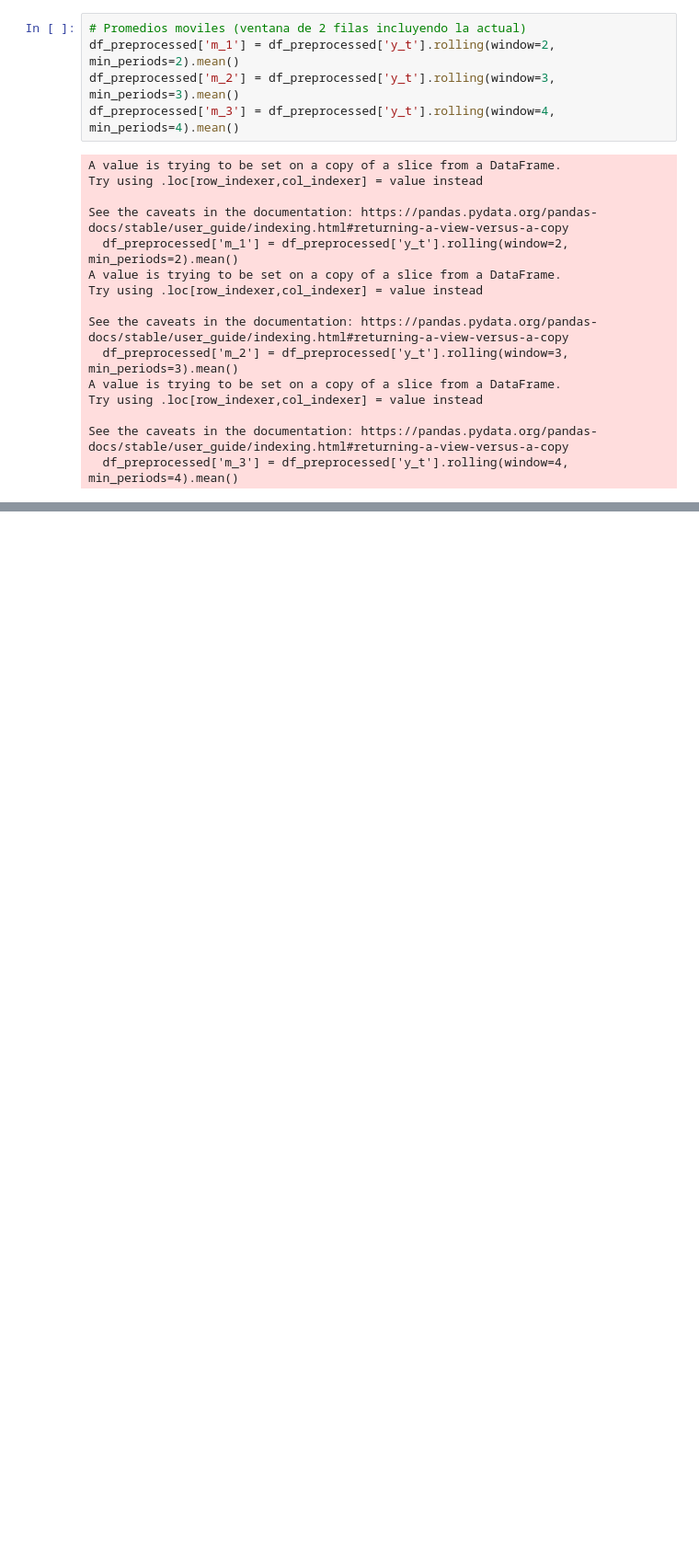
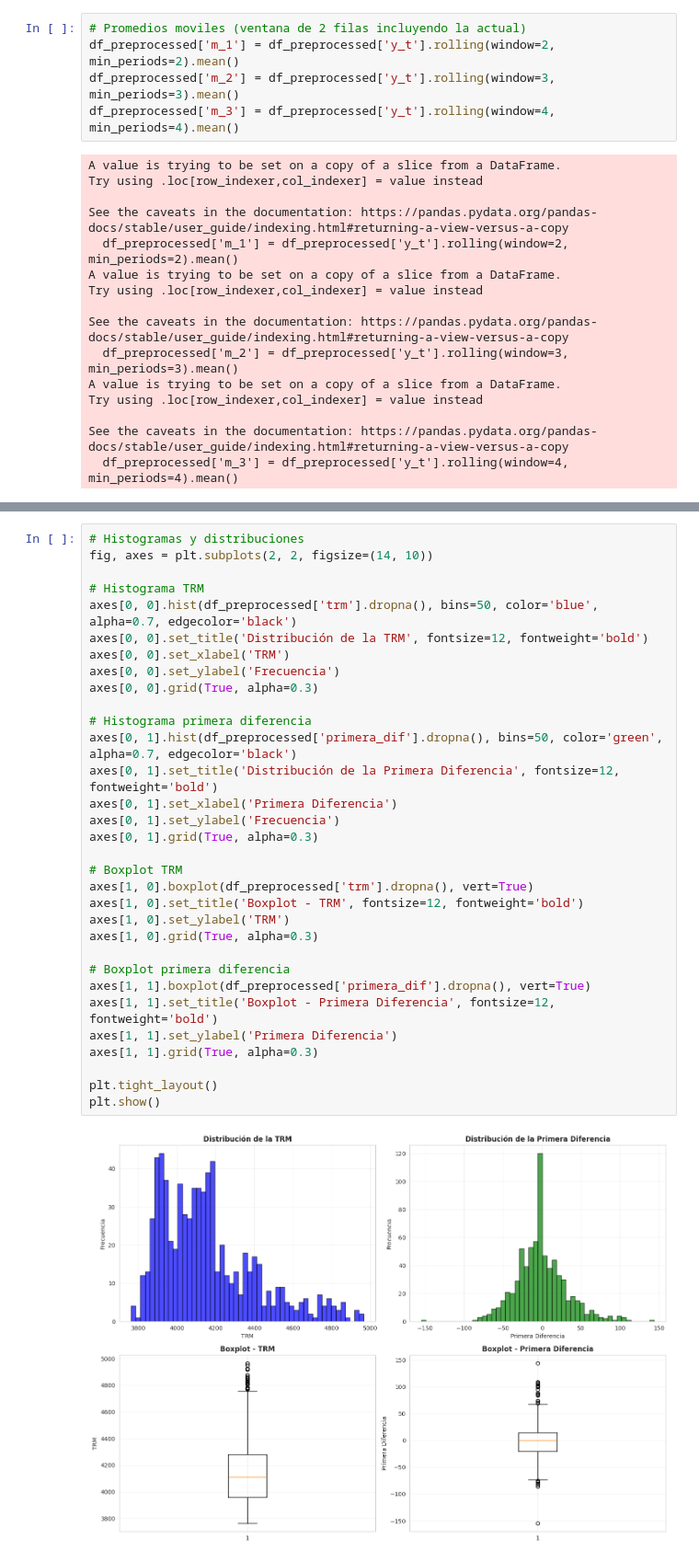
Before and after one commit to aalejoz25/BigData-ST, a Jupyter notebook: proyecto.ipynb, the cells around one changed output, grey strips where cells are left out. Shown: that part at 92% size. Saved outputs shown, nothing was run; the diff lists cells and outputs as text; blank space fills up the shorter version.

```diff
--- a/proyecto.ipynb
+++ b/proyecto.ipynb
@@ -140,0 +244,34 @@ df_preprocessed
+# %%
+# Histogramas y distribuciones
+fig, axes = plt.subplots(2, 2, figsize=(14, 10))
+
+# Histograma TRM
+axes[0, 0].hist(df_preprocessed['trm'].dropna(), bins=50, color='blue', alpha=0.7, edgecolor='black')
+axes[0, 0].set_title('Distribución de la TRM', fontsize=12, fontweight='bold')
+axes[0, 0].set_xlabel('TRM')
+axes[0, 0].set_ylabel('Frecuencia')
+axes[0, 0].grid(True, alpha=0.3)
+
+# Histograma primera diferencia
+axes[0, 1].hist(df_preprocessed['primera_dif'].dropna(), bins=50, color='green', alpha=0.7, edgecolor='black')
+axes[0, 1].set_title('Distribución de la Primera Diferencia', fontsize=12, fontweight='bold')
+axes[0, 1].set_xlabel('Primera Diferencia')
+axes[0, 1].set_ylabel('Frecuencia')
+axes[0, 1].grid(True, alpha=0.3)
+
+# Boxplot TRM
+axes[1, 0].boxplot(df_preprocessed['trm'].dropna(), vert=True)
+axes[1, 0].set_title('Boxplot - TRM', fontsize=12, fontweight='bold')
+axes[1, 0].set_ylabel('TRM')
+axes[1, 0].grid(True, alpha=0.3)
+
+# Boxplot primera diferencia
+axes[1, 1].boxplot(df_preprocessed['primera_dif'].dropna(), vert=True)
+axes[1, 1].set_title('Boxplot - Primera Diferencia', fontsize=12, fontweight='bold')
+axes[1, 1].set_ylabel('Primera Diferencia')
+axes[1, 1].grid(True, alpha=0.3)
+
+plt.tight_layout()
+plt.show()
+# %% [output]
+[figure, added]
```
Also changed, not shown: parts of 10 cells of this notebook, 2 other files.
